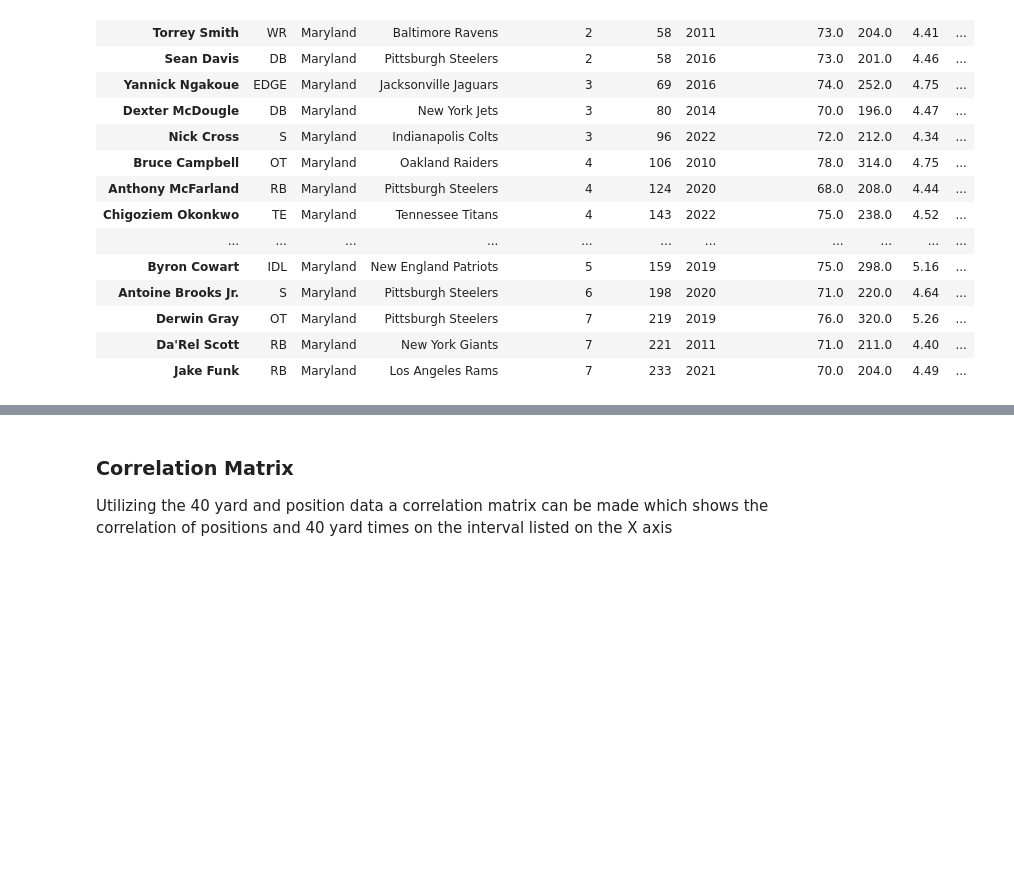
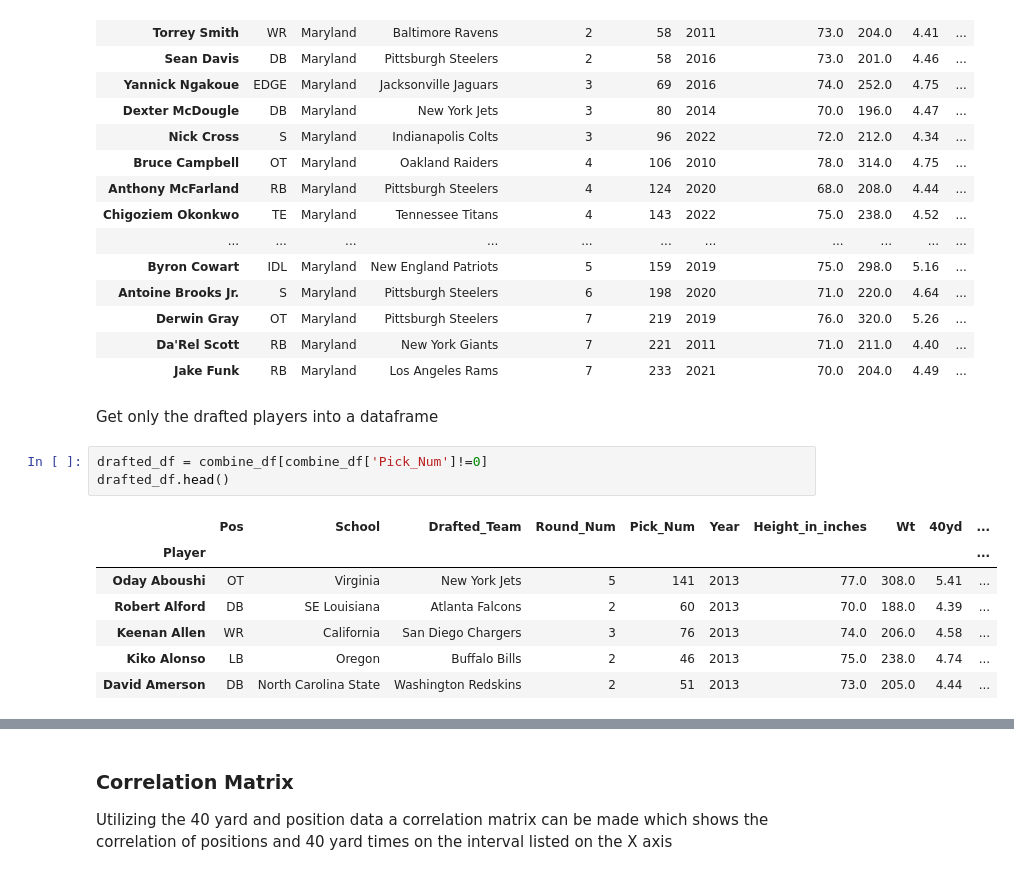
Before and after one commit to Domgraz/NFL_Combine_Draft_EDA, a Jupyter notebook: NFL_Draft.ipynb, the cells around one changed output, grey strips where cells are left out. Drawn from its saved outputs; the diff is of its cells as text; blank space fills up the shorter version.

Commit message:
added drafted df

```diff
--- a/NFL_Draft.ipynb
+++ b/NFL_Draft.ipynb
@@ -326,3 +319,16 @@ md_df.sort_values('Pick_Num', ascending= True)
 | Derwin Gray | OT | Maryland | Pittsburgh Steelers | 7 | 219 | 2019 | 76.0 | 320.0 | 5.26 | ... |
 | Da'Rel Scott | RB | Maryland | New York Giants | 7 | 221 | 2011 | 71.0 | 211.0 | 4.40 | ... |
 | Jake Funk | RB | Maryland | Los Angeles Rams | 7 | 233 | 2021 | 70.0 | 204.0 | 4.49 | ... |
+# %% [markdown]
+Get only the drafted players into a dataframe
+# %%
+drafted_df = combine_df[combine_df['Pick_Num']!=0]
+drafted_df.head()
+# %% [output]
+|  | Pos | School | Drafted_Team | Round_Num | Pick_Num | Year | Height_in_inches | Wt | 40yd | ... |
+| Player |  |  |  |  |  |  |  |  |  | ... |
+| Oday Aboushi | OT | Virginia | New York Jets | 5 | 141 | 2013 | 77.0 | 308.0 | 5.41 | ... |
+| Robert Alford | DB | SE Louisiana | Atlanta Falcons | 2 | 60 | 2013 | 70.0 | 188.0 | 4.39 | ... |
+| Keenan Allen | WR | California | San Diego Chargers | 3 | 76 | 2013 | 74.0 | 206.0 | 4.58 | ... |
+| Kiko Alonso | LB | Oregon | Buffalo Bills | 2 | 46 | 2013 | 75.0 | 238.0 | 4.74 | ... |
+| David Amerson | DB | North Carolina State | Washington Redskins | 2 | 51 | 2013 | 73.0 | 205.0 | 4.44 | ... |
```
Also changed, not shown: parts of 3 cells of this notebook.
